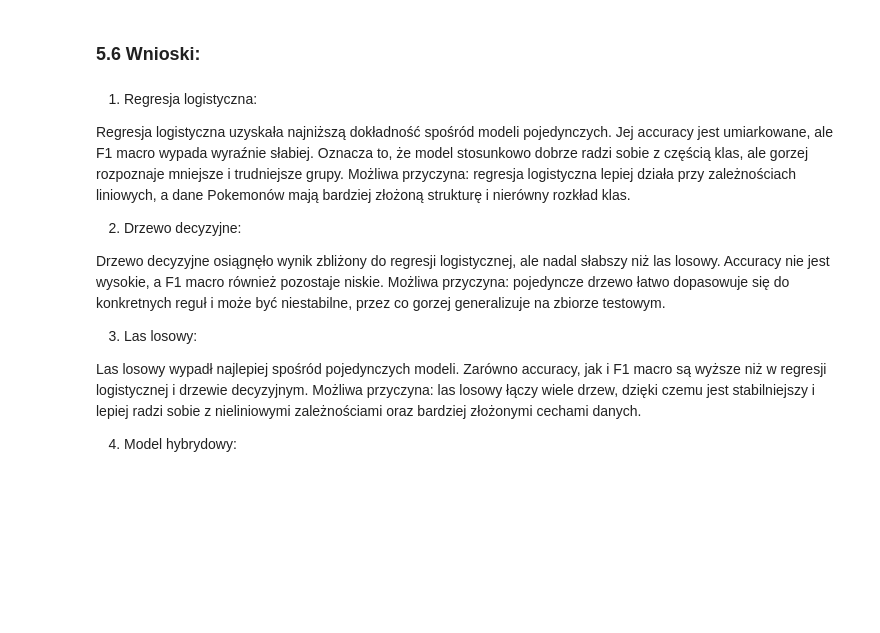
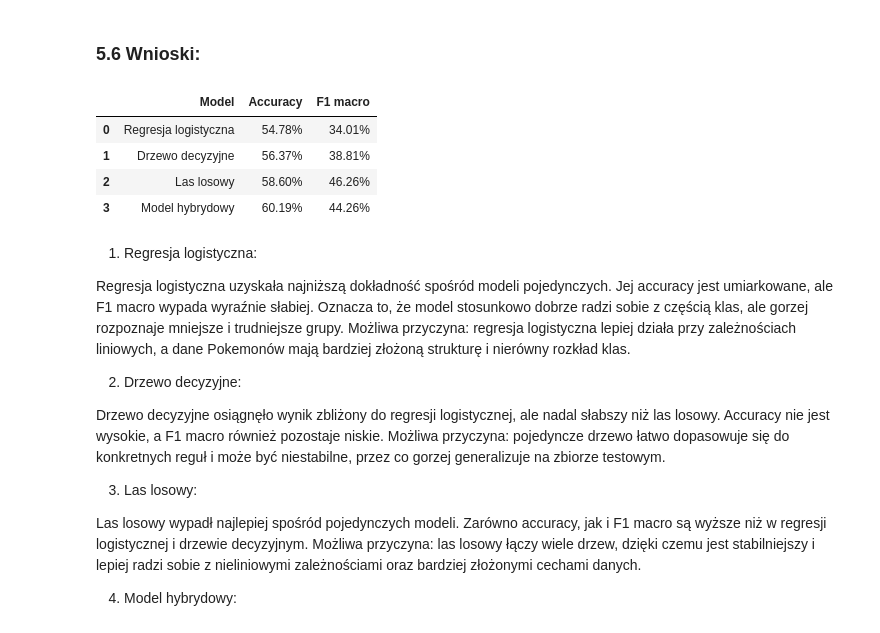
Before and after one commit to jarmuszz/mad-projekt2, a Jupyter notebook: main.ipynb, the cells around one changed output. Drawn from its saved outputs; the diff is of its cells as text; code cells hidden in the pictures; blank space fills up the shorter version.

```diff
--- a/main.ipynb
+++ b/main.ipynb
@@ -723,6 +723,41 @@ plt.show()
 [figure]
 # %% [markdown]
 ### 5.6 Wnioski:
+# %%
+wyniki_56 = [
+    {
+        "Model": "Regresja logistyczna",
+        "Accuracy": accuracy_score(etykieta_test, predykcja_test_regresja) * 100,
+        "F1 macro": f1_score(etykieta_test, predykcja_test_regresja, average="macro") * 100,
+    },
+    {
+        "Model": "Drzewo decyzyjne",
+        "Accuracy": accuracy_score(etykieta_test, etykieta_pred_tree) * 100,
+        "F1 macro": f1_score(etykieta_test, etykieta_pred_tree, average="macro") * 100,
+    },
+    {
+        "Model": "Las losowy",
+        "Accuracy": accuracy_score(etykieta_test, predykcja_test_las) * 100,
+        "F1 macro": f1_score(etykieta_test, predykcja_test_las, average="macro") * 100,
+    },
+    {
+        "Model": "Model hybrydowy",
+        "Accuracy": accuracy_score(etykieta_test, hybrid3_pred) * 100,
+        "F1 macro": f1_score(etykieta_test, hybrid3_pred, average="macro") * 100,
+    },
+]
+
+df_wyniki = pd.DataFrame(wyniki_56)
+df_wyniki["Accuracy"] = df_wyniki["Accuracy"].map(lambda x: f"{x:.2f}%")
+df_wyniki["F1 macro"] = df_wyniki["F1 macro"].map(lambda x: f"{x:.2f}%")
+
+display(df_wyniki)
+# %% [output]
+|  | Model | Accuracy | F1 macro |
+| 0 | Regresja logistyczna | 54.78% | 34.01% |
+| 1 | Drzewo decyzyjne | 56.37% | 38.81% |
+| 2 | Las losowy | 58.60% | 46.26% |
+| 3 | Model hybrydowy | 60.19% | 44.26% |
 # %% [markdown]
 1. Regresja logistyczna:
 
```
Also changed, not shown: parts of 1 cell of this notebook.
